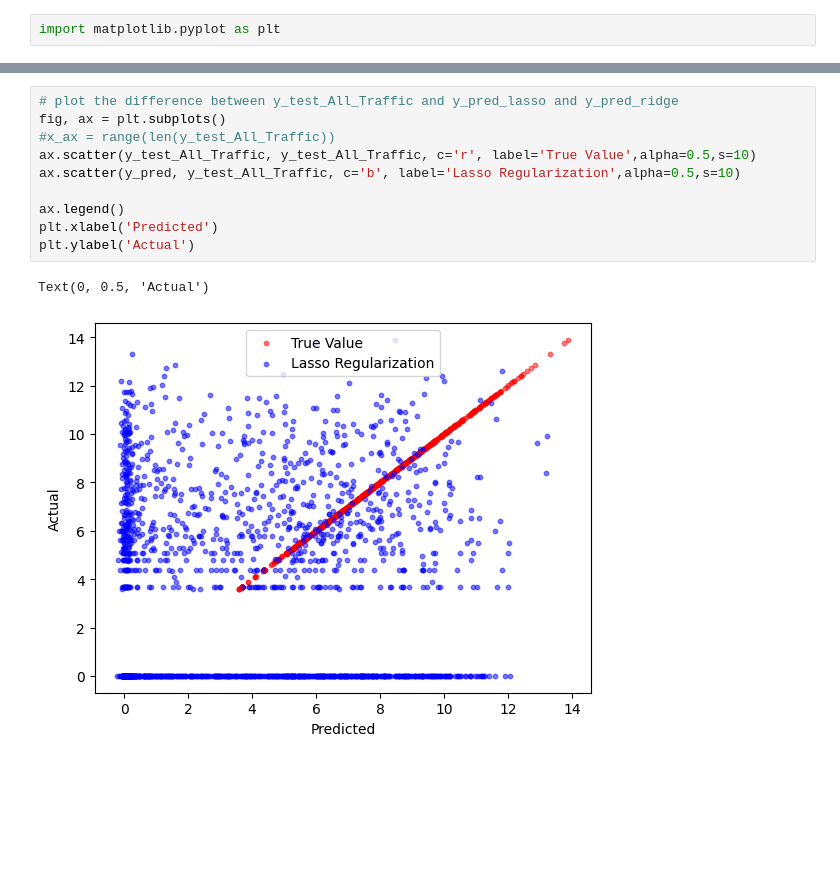
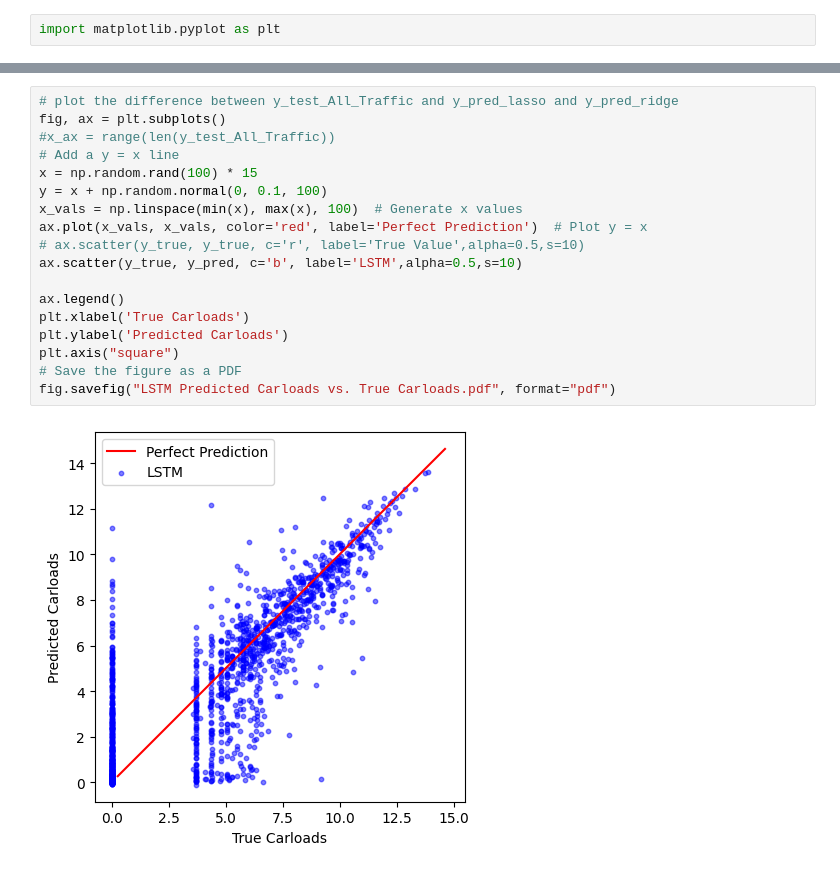
Before and after one commit to DarkQuark26/train-commerce-forecasting, a Jupyter notebook: scratchpad/LSTM.ipynb, the cells around one changed output, grey strips where cells are left out. Cells and saved outputs as stored; diff of their text form; blank space fills up the shorter version.

Commit message:
lstm charts update

```diff
--- a/scratchpad/LSTM.ipynb
+++ b/scratchpad/LSTM.ipynb
@@ -495,16 +495,23 @@ Text(0, 0.5, 'Traffic Load')
 # %%
 # plot the difference between y_test_All_Traffic and y_pred_lasso and y_pred_ridge
 fig, ax = plt.subplots()
 #x_ax = range(len(y_test_All_Traffic))
-ax.scatter(y_test_All_Traffic, y_test_All_Traffic, c='r', label='True Value',alpha=0.5,s=10)
-ax.scatter(y_pred, y_test_All_Traffic, c='b', label='Lasso Regularization',alpha=0.5,s=10)
+# Add a y = x line
+x = np.random.rand(100) * 15
+y = x + np.random.normal(0, 0.1, 100)
+x_vals = np.linspace(min(x), max(x), 100)  # Generate x values
+ax.plot(x_vals, x_vals, color='red', label='Perfect Prediction')  # Plot y = x
+# ax.scatter(y_true, y_true, c='r', label='True Value',alpha=0.5,s=10)
+ax.scatter(y_true, y_pred, c='b', label='LSTM',alpha=0.5,s=10)
 
 ax.legend()
-plt.xlabel('Predicted')
-plt.ylabel('Actual')
+plt.xlabel('True Carloads')
+plt.ylabel('Predicted Carloads')
+plt.axis("square")
+# Save the figure as a PDF
+fig.savefig("LSTM Predicted Carloads vs. True Carloads.pdf", format="pdf")
 # %% [output]
-Text(0, 0.5, 'Actual')
-[figure, old version]
+[figure, new version]
 # %%
 def create_gap_between_0_and_4(arr):
     # Create a new ndarray with the desired transformations
```
Also changed, not shown: parts of 7 cells of this notebook.
